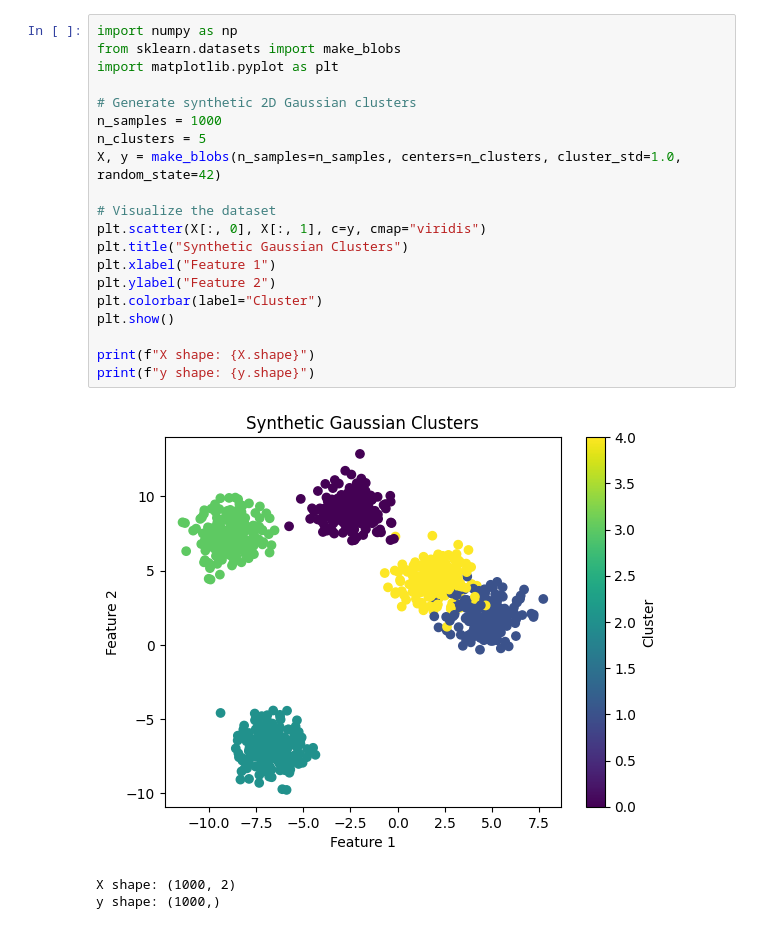
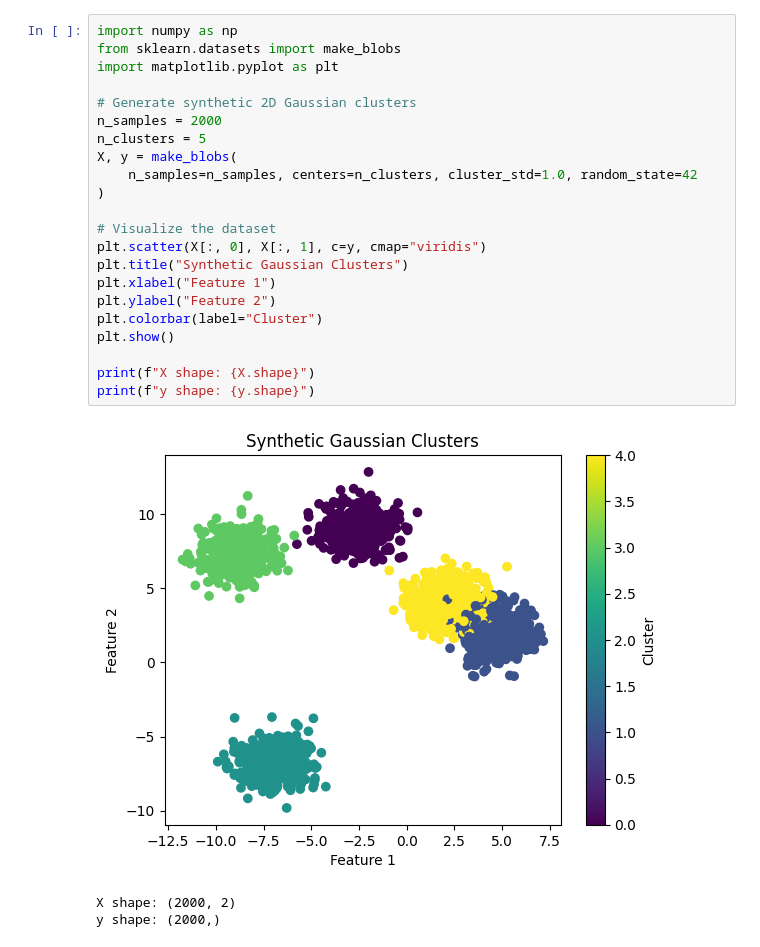
Before and after one commit to NatLabRockies/pt-melt, a Jupyter notebook: examples/vae_clustering.ipynb, the cells around one changed output. Cells and saved outputs as stored; diff of their text form.

```diff
--- a/examples/vae_clustering.ipynb
+++ b/examples/vae_clustering.ipynb
@@ -1,25 +1,27 @@
 # %%
 import numpy as np
 from sklearn.datasets import make_blobs
 import matplotlib.pyplot as plt
 
 # Generate synthetic 2D Gaussian clusters
-n_samples = 1000
+n_samples = 2000
 n_clusters = 5
-X, y = make_blobs(n_samples=n_samples, centers=n_clusters, cluster_std=1.0, random_state=42)
+X, y = make_blobs(
+    n_samples=n_samples, centers=n_clusters, cluster_std=1.0, random_state=42
+)
 
 # Visualize the dataset
 plt.scatter(X[:, 0], X[:, 1], c=y, cmap="viridis")
 plt.title("Synthetic Gaussian Clusters")
 plt.xlabel("Feature 1")
 plt.ylabel("Feature 2")
 plt.colorbar(label="Cluster")
 plt.show()
 
 print(f"X shape: {X.shape}")
 print(f"y shape: {y.shape}")
 # %% [output]
-[figure, old version]
+[figure, new version]
-X shape: (1000, 2)
-y shape: (1000,)
+X shape: (2000, 2)
+y shape: (2000,)
 # %%
```
Also changed, not shown: parts of 11 cells of this notebook, 4 other files.
